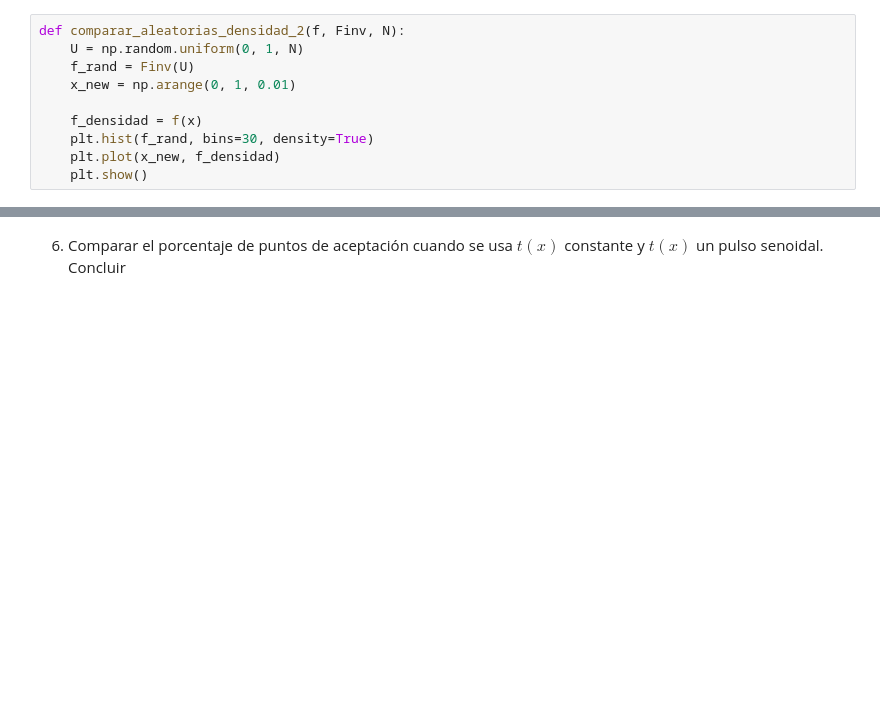
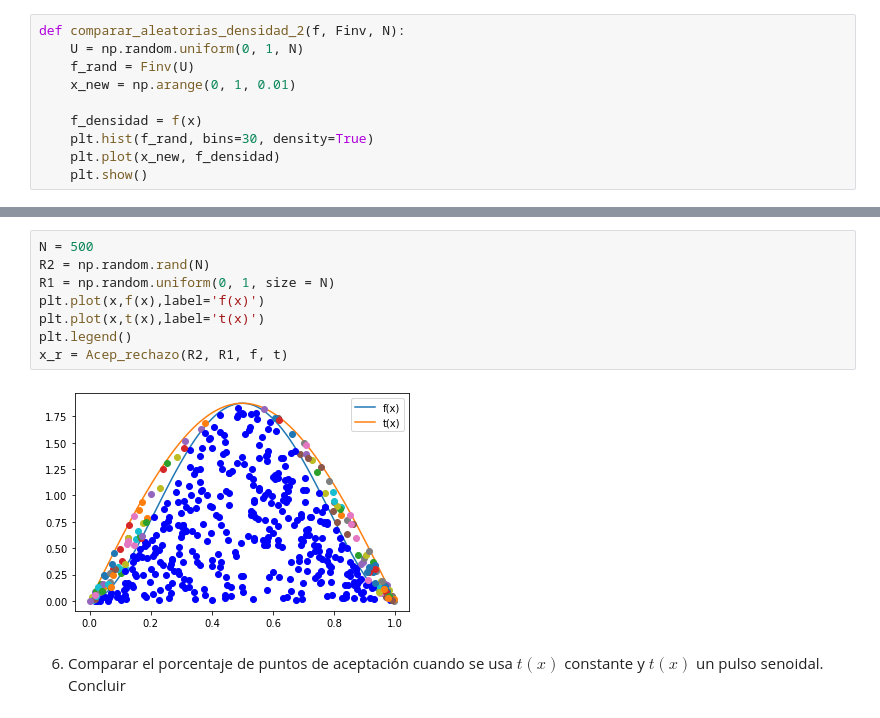
Before and after one commit to afloresfdz/ProyectoConjunto_BIPreciado_AFlores, a Jupyter notebook: T6_BIPreciado_AFlores.ipynb, the cells around one changed output, grey strips where cells are left out. Cells and saved outputs as stored; diff of their text form; blank space fills up the shorter version.

```diff
--- a/T6_BIPreciado_AFlores.ipynb
+++ b/T6_BIPreciado_AFlores.ipynb
@@ -133,2 +216,12 @@ Acep_rechazo(R2,R1,f,t)#aplicamos método
+# %%
+N = 500
+R2 = np.random.rand(N)
+R1 = np.random.uniform(0, 1, size = N)
+plt.plot(x,f(x),label='f(x)')
+plt.plot(x,t(x),label='t(x)')
+plt.legend()
+x_r = Acep_rechazo(R2, R1, f, t)
+# %% [output]
+[figure, added]
 # %% [markdown]
 6. Comparar el porcentaje de puntos de aceptación cuando se usa $t(x)$ constante y $t(x)$ un pulso senoidal. Concluir
```
Also changed, not shown: parts of 40 cells of this notebook.
